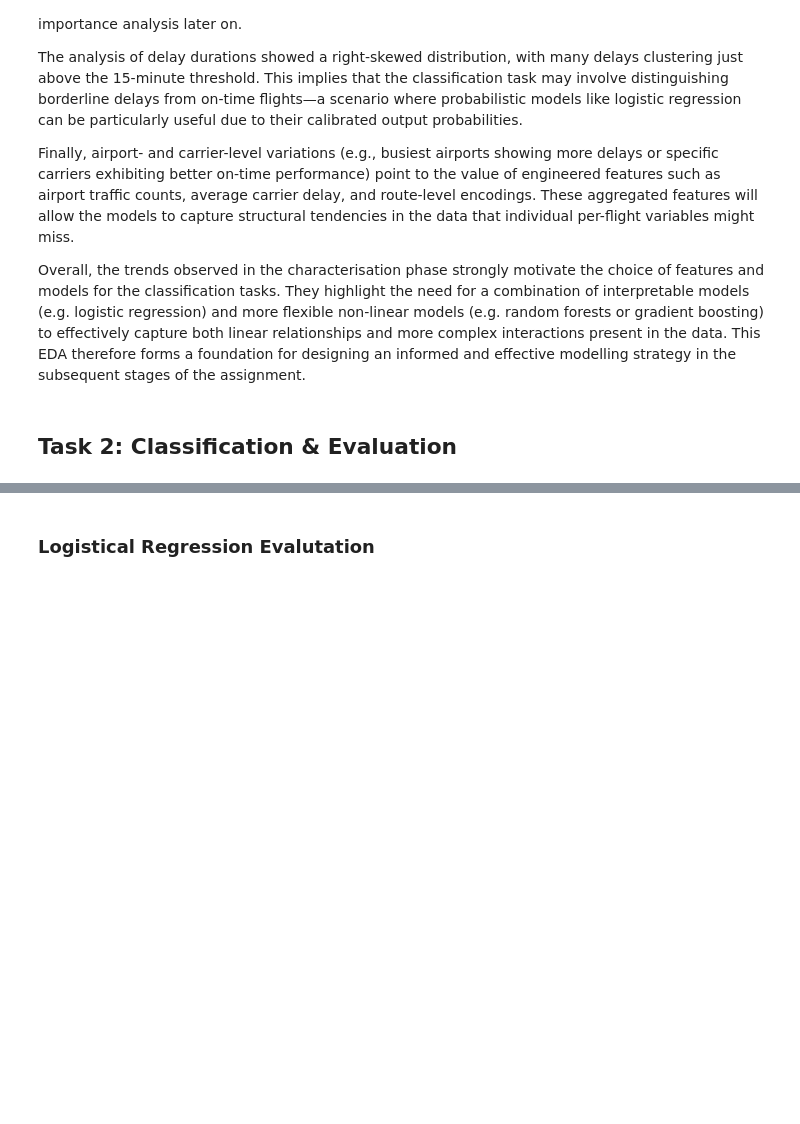
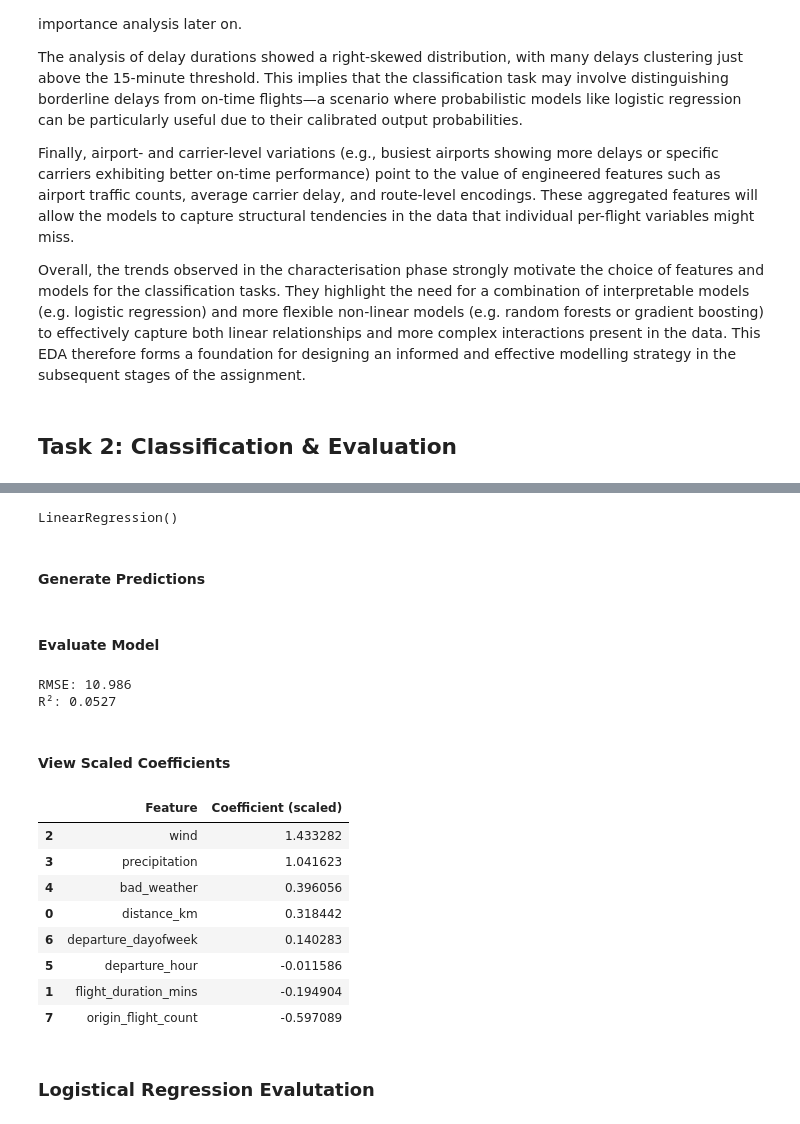
Before and after one commit to frederick2003/Classification-Algorithms-for-Synthetic-Flight-Data, a Jupyter notebook: Analysis.ipynb, the cells around one changed output, grey strips where cells are left out. Drawn from its saved outputs; the diff is of its cells as text; code cells hidden in the pictures; blank space fills up the shorter version.

```diff
--- a/Analysis.ipynb
+++ b/Analysis.ipynb
@@ -542,0 +577,8 @@ Overall, the trends observed in the characterisation phase strongly motivate the
+# %%
+X = flight_info_df[feature_columns]   # List of your chosen features
+y = flight_info_df["dep_delay"]       # Define the target
+# %%
+# Split the dataset into an 80/20 train-test split.
+X_train, X_test, y_train, y_test = train_test_split(
+    X, y, test_size=0.2, random_state=42
+)
@@ -542,0 +587,9 @@ Overall, the trends observed in the characterisation phase strongly motivate the
+# %%
+# Initiate StandardScaler.
+scaler = StandardScaler()
+
+# Fit and transform the training data.
+X_train_scaled = scaler.fit_transform(X_train)
+
+# Also transform the test data
+X_test_scaled = scaler.transform(X_test)
@@ -542,0 +598,8 @@ Overall, the trends observed in the characterisation phase strongly motivate the
+# %%
+# Fit the model to the training data.
+model = LinearRegression()
+model.fit(X_train_scaled, y_train)
+# %% [output]
+LinearRegression()
+# %% [markdown]
+#### Generate Predictions
@@ -543,3 +609,33 @@ Overall, the trends observed in the characterisation phase strongly motivate the
+# %% [markdown]
+#### Evaluate Model
+# %%
+rmse = np.sqrt(mean_squared_error(y_test, y_pred))
+r2 = r2_score(y_test, y_pred)
+
+print("RMSE:", round(rmse, 3))
+print("R²:", round(r2, 4))
+# %% [output]
+RMSE: 10.986
+R²: 0.0527
+# %% [markdown]
+#### View Scaled Coefficients
+# %%
+coef_scaled = pd.DataFrame({
+    "Feature": feature_columns,
+    "Coefficient (scaled)": model.coef_
+}).sort_values(by="Coefficient (scaled)", ascending=False)
+
+coef_scaled
+# %% [output]
+|  | Feature | Coefficient (scaled) |
+| 2 | wind | 1.433282 |
+| 3 | precipitation | 1.041623 |
+| 4 | bad_weather | 0.396056 |
+| 0 | distance_km | 0.318442 |
+| 6 | departure_dayofweek | 0.140283 |
+| 5 | departure_hour | -0.011586 |
+| 1 | flight_duration_mins | -0.194904 |
+| 7 | origin_flight_count | -0.597089 |
 # %% [markdown]
 ### Logistical Regression Evalutation
 # %% [markdown]
```
Also changed, not shown: parts of 29 cells of this notebook, 1 other file.
